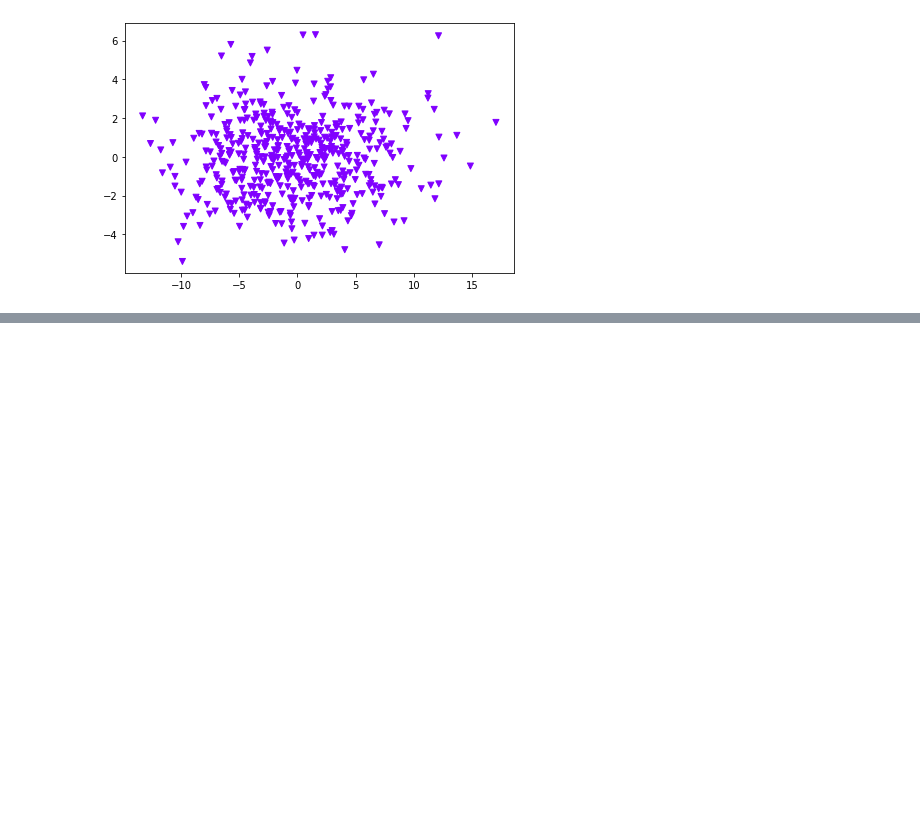
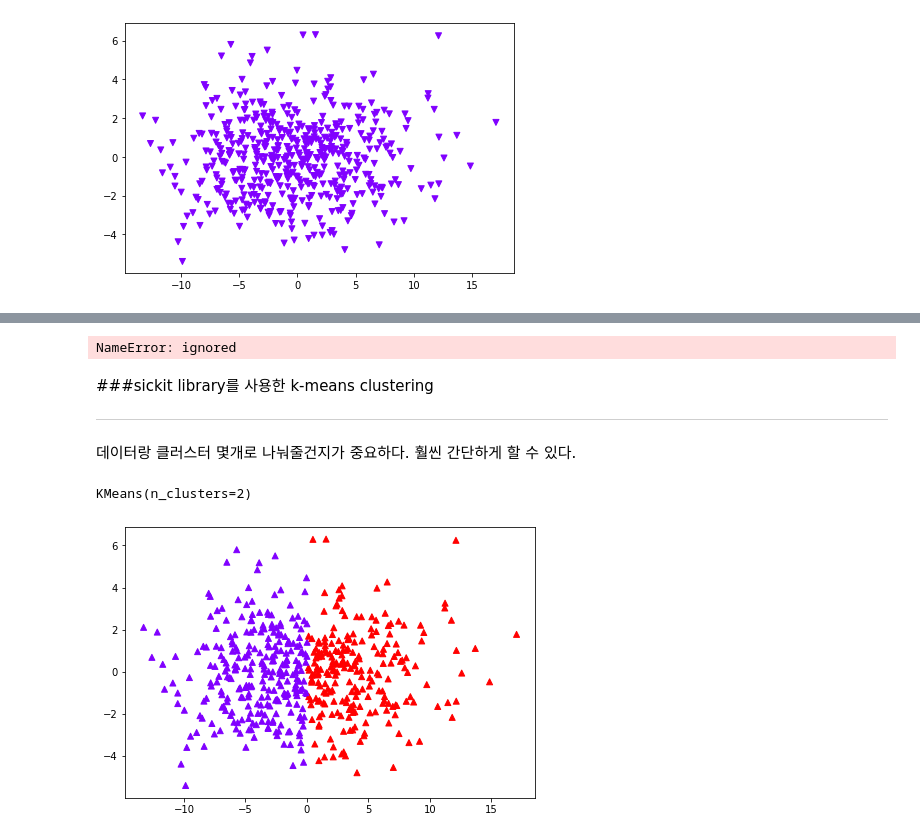
Before and after one commit to hyunBBB/OMG, a Jupyter notebook: Class_7_Unsupervised_learning_K_means_clustering.ipynb, the cells around one changed output, grey strips where cells are left out. Saved outputs shown, nothing was run; the diff lists cells and outputs as text; code cells hidden in the pictures; blank space fills up the shorter version.

```diff
--- a/Class_7_Unsupervised_learning_K_means_clustering.ipynb
+++ b/Class_7_Unsupervised_learning_K_means_clustering.ipynb
@@ -109,0 +137,43 @@ plt.show()
+# %%
+center = np.zeros(shape=(cluster_k, num_feature))
+distance = np.zeros(shape=(num_data, cluster_k))
+temp_center = np.zeros(shape=(cluster_k, num_feature))
+
+for i in range(iteration):
+  for j in range(cluster_k):
+    if len(feature[label_pred == j]) > 0:
+      center[j] = compute_centroid(feature,label_pred, j)
+    else :
+      center[j] = temp_center[j]
+
+    distance[:,j] = compute_distance(feature, center[j])
+  temp_center = center
+  label_pred = compute_centroid
+
+  loss[i] = sum(distance[range(num_data), label_pred]) / num_data
+  center_iteration[i] = center
+# %% [output]
+NameError: ignored
+# %% [markdown]
+###sickit library를 사용한 k-means clustering
+
+---
+ 데이터랑 클러스터 몇개로 나눠줄건지가 중요하다.
+ 훨씬 간단하게 할 수 있다.
+# %%
+from sklearn.cluster import KMeans
+
+kmeans = KMeans(n_clusters=2)
+# %%
+kmeans.fit(feature)
+# %% [output]
+KMeans(n_clusters=2)
+# %%
+label_sklearn = kmeans.predict(feature)
+# %%
+plt.scatter(feature[:,0], feature[:,1], marker = '^', c = label_sklearn, cmap = 'rainbow')
+
+plt.tight_layout(0)
+plt.show()
+# %% [output]
+[figure, added]
```
Also changed, not shown: parts of 5 cells of this notebook.
